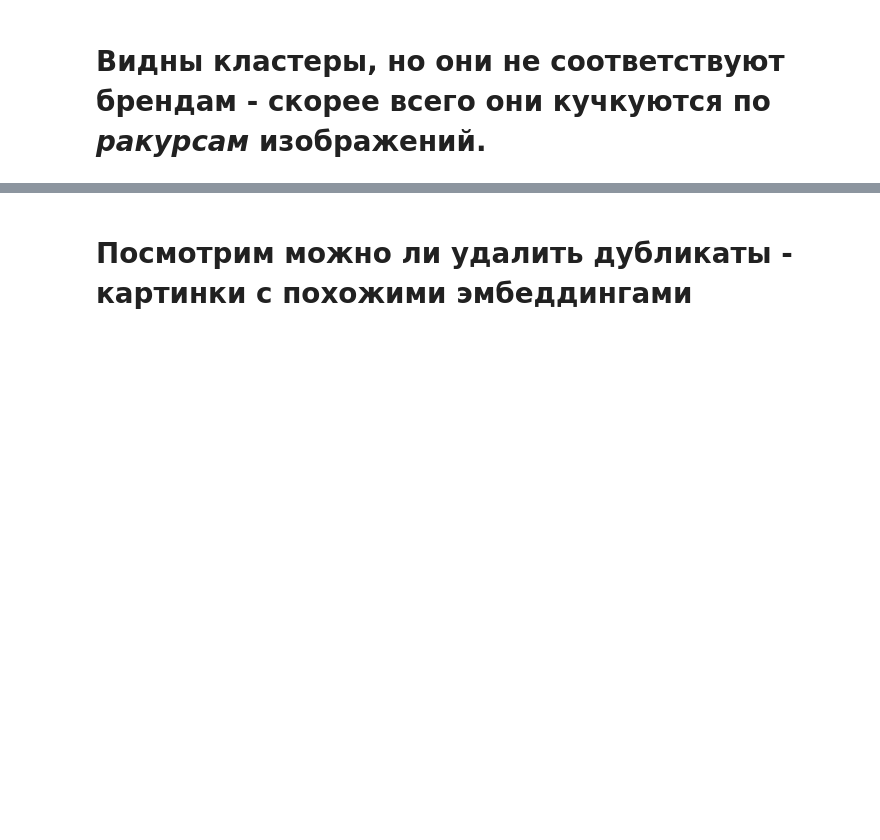
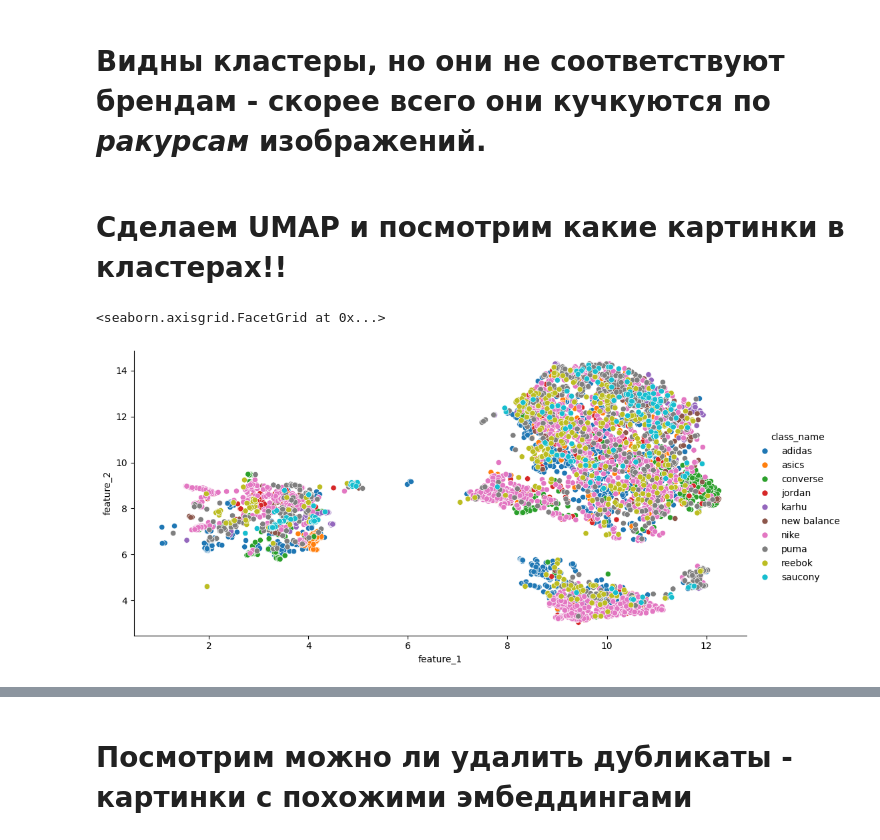
Before and after one commit to miem-refugees/sneakers-ml, a Jupyter notebook: notebooks/eda/resnet-embedding-eda.ipynb, the cells around one changed output, grey strips where cells are left out. Drawn from its saved outputs; the diff is of its cells as text; code cells hidden in the pictures; blank space fills up the shorter version.

Commit message:
Adding UMAP (#23)

```diff
--- a/notebooks/eda/resnet-embedding-eda.ipynb
+++ b/notebooks/eda/resnet-embedding-eda.ipynb
@@ -61,2 +65,14 @@ sns.relplot(data=df, x="feature_1", y="feature_2", hue="class_name", aspect=2)
 # %% [markdown]
 # Видны кластеры, но они не соответствуют брендам - скорее всего они кучкуются по *ракурсам* изображений.
+# %% [markdown]
+# Сделаем UMAP и посмотрим какие картинки в кластерах!!
+# %%
+# !pip install umap-learn
+from umap import UMAP
+umap_model = UMAP(n_components=2, n_jobs=-1)
+umap_embeddings = umap_model.fit_transform(features)
+df = create_dataset(umap_embeddings, classes_idx, idx_to_class, images_idx)
+sns.relplot(data=df, x="feature_1", y="feature_2", hue="class_name", aspect=2)
+# %% [output]
+<seaborn.axisgrid.FacetGrid at 0x...>
+[figure, added]
```
Also changed, not shown: parts of 12 cells of this notebook, 1 other file.
